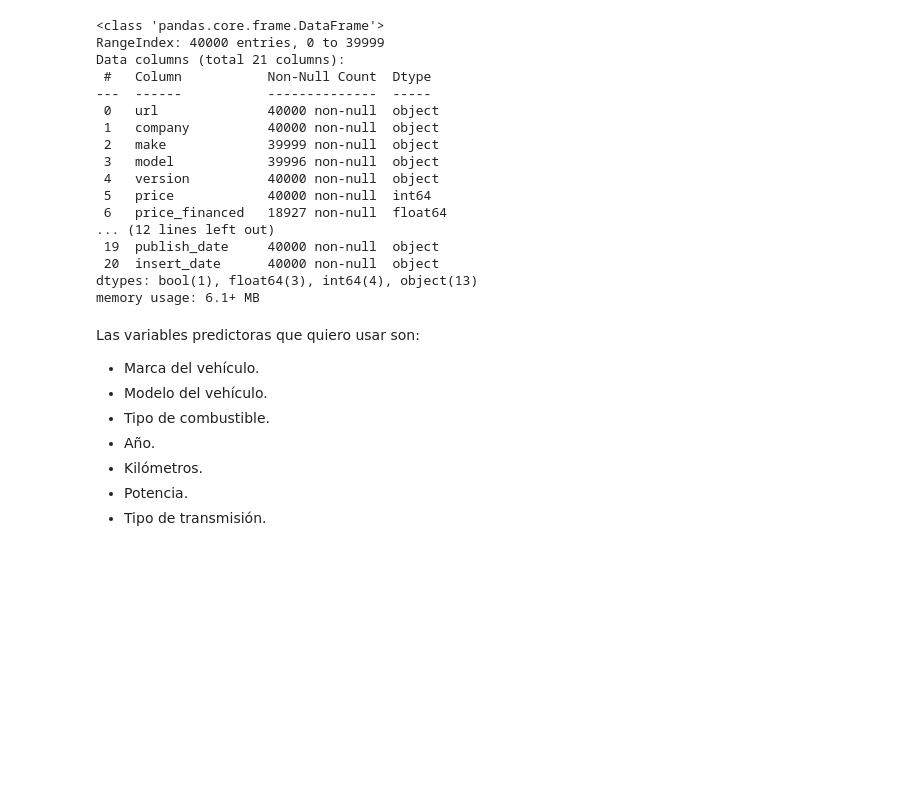
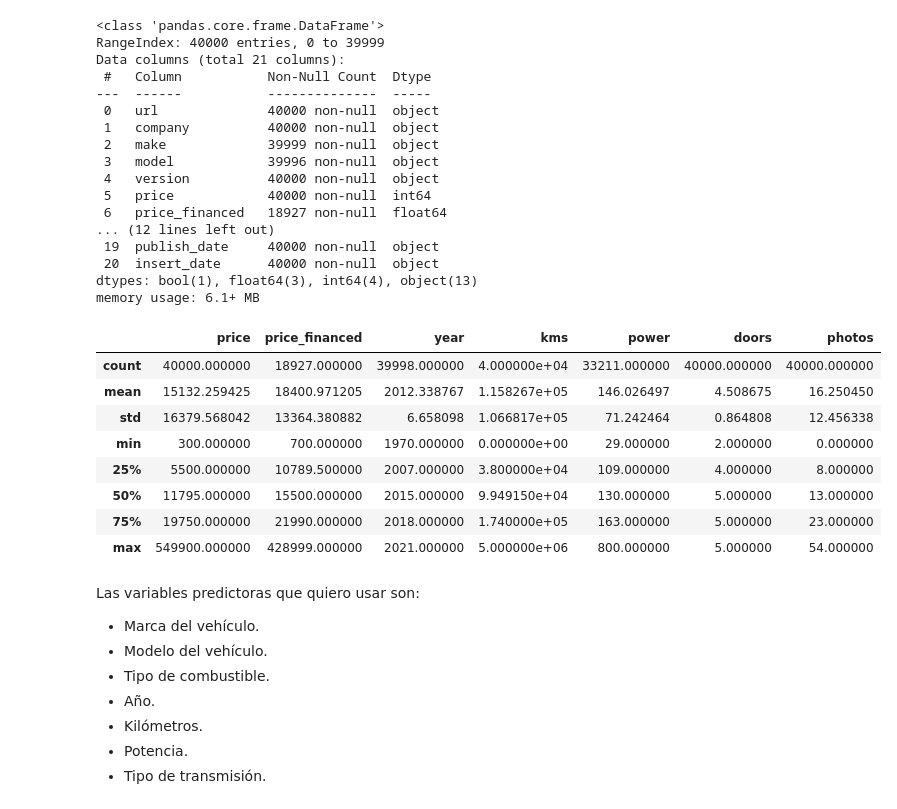
Before and after one commit to diego-dng/Proyecto-valor-coches-ML, a Jupyter notebook: notebooks/02_LimpiezaEDA.ipynb, the cells around one changed output. Drawn from its saved outputs; the diff is of its cells as text; code cells hidden in the pictures; blank space fills up the shorter version.

```diff
--- a/notebooks/02_LimpiezaEDA.ipynb
+++ b/notebooks/02_LimpiezaEDA.ipynb
@@ -53,6 +53,18 @@ Data columns (total 21 columns):
  20  insert_date      40000 non-null  object
 dtypes: bool(1), float64(3), int64(4), object(13)
 memory usage: 6.1+ MB
+# %%
+df.describe()
+# %% [output]
+|  | price | price_financed | year | kms | power | doors | photos |
+| count | 40000.000000 | 18927.000000 | 39998.000000 | 4.000000e+04 | 33211.000000 | 40000.000000 | 40000.000000 |
+| mean | 15132.259425 | 18400.971205 | 2012.338767 | 1.158267e+05 | 146.026497 | 4.508675 | 16.250450 |
+| std | 16379.568042 | 13364.380882 | 6.658098 | 1.066817e+05 | 71.242464 | 0.864808 | 12.456338 |
+| min | 300.000000 | 700.000000 | 1970.000000 | 0.000000e+00 | 29.000000 | 2.000000 | 0.000000 |
+| 25% | 5500.000000 | 10789.500000 | 2007.000000 | 3.800000e+04 | 109.000000 | 4.000000 | 8.000000 |
+| 50% | 11795.000000 | 15500.000000 | 2015.000000 | 9.949150e+04 | 130.000000 | 5.000000 | 13.000000 |
+| 75% | 19750.000000 | 21990.000000 | 2018.000000 | 1.740000e+05 | 163.000000 | 5.000000 | 23.000000 |
+| max | 549900.000000 | 428999.000000 | 2021.000000 | 5.000000e+06 | 800.000000 | 5.000000 | 54.000000 |
 # %% [markdown]
 Las variables predictoras que quiero usar son:
 - Marca del vehículo.
```
Also changed, not shown: parts of 16 cells of this notebook, 2 other files.
